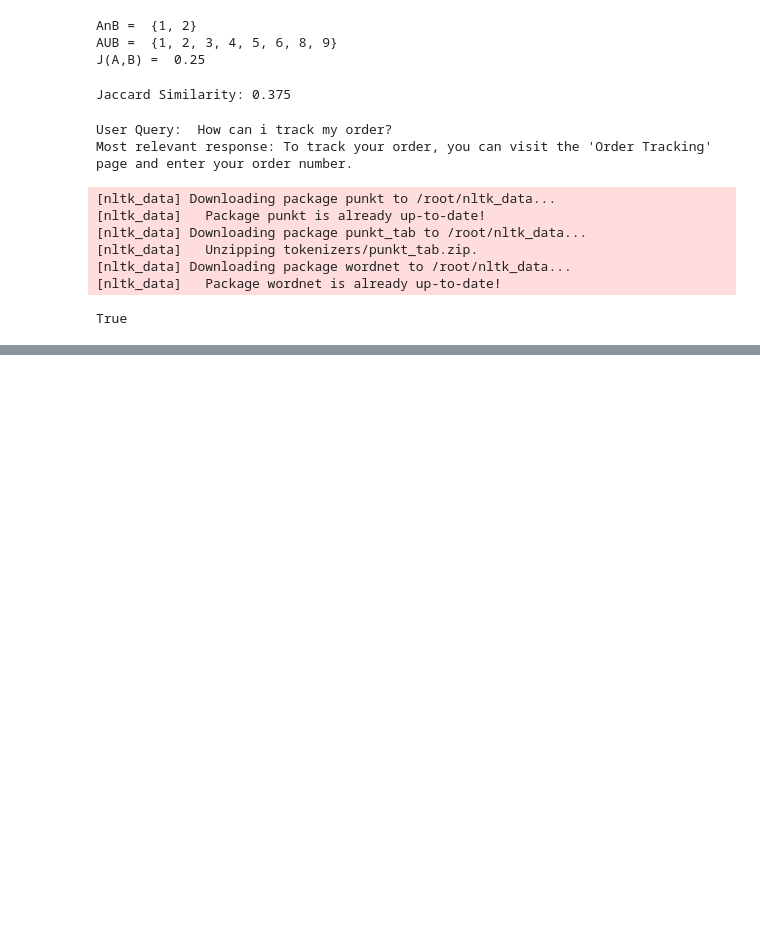
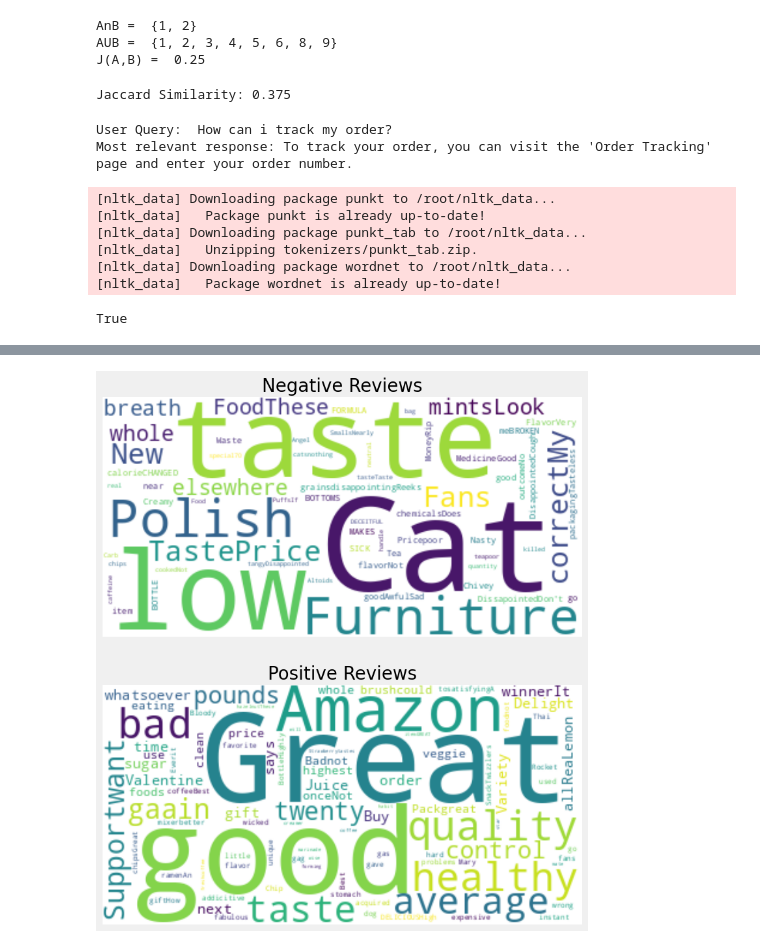
Before and after one commit to theManiac218/python, a Jupyter notebook: nlp.ipynb, the cells around one changed output, grey strips where cells are left out. Cells and saved outputs as stored; diff of their text form; code cells hidden in the pictures; blank space fills up the shorter version.

```diff
--- a/nlp.ipynb
+++ b/nlp.ipynb
@@ -1116,0 +1283,10 @@ def response(user_response):
+# %%
+score_1 = reviews[reviews['Score'] == 1].sample(n=18)
+
+score_2 = reviews[reviews['Score'] == 2].sample(n=18)
+
+score_3 = reviews[reviews['Score'] == 3].sample(n=18)
+
+score_4 = reviews[reviews['Score'] == 4].sample(n=18)
+
+score_5 = reviews[reviews['Score'] == 5].sample(n=18)
@@ -1116,0 +1339,6 @@ def response(user_response):
+# %%
+negative_reviews  = reviews_sample[reviews_sample['Score'].isin([1, 2])]
+positive_reviews = reviews_sample[reviews_sample['Score'].isin([4, 5])]
+
+negative_reviews_str = negative_reviews["Summary"].str.cat()
+positive_reviews_str = positive_reviews["Summary"].str.cat()
@@ -1116,0 +1348,15 @@ def response(user_response):
+# %%
+wordcloud_negative = WordCloud(background_color='white').generate(negative_reviews_str)
+wordcloud_positive = WordCloud(background_color='white').generate(positive_reviews_str)
+fig = plt.figure(figsize=(10, 10))
+ax1 = fig.add_subplot(211)
+ax1.imshow(wordcloud_negative, interpolation='bilinear')
+ax1.axis("off")
+ax1.set_title('Negative Reviews', fontsize=20)
+ax2 = fig.add_subplot(212)
+ax2.imshow(wordcloud_positive, interpolation='bilinear')
+ax2.axis("off")
+ax2.set_title('Positive Reviews', fontsize=20)
+plt.show()
+# %% [output]
+[figure, added]
```
Also changed, not shown: parts of 16 cells of this notebook.
